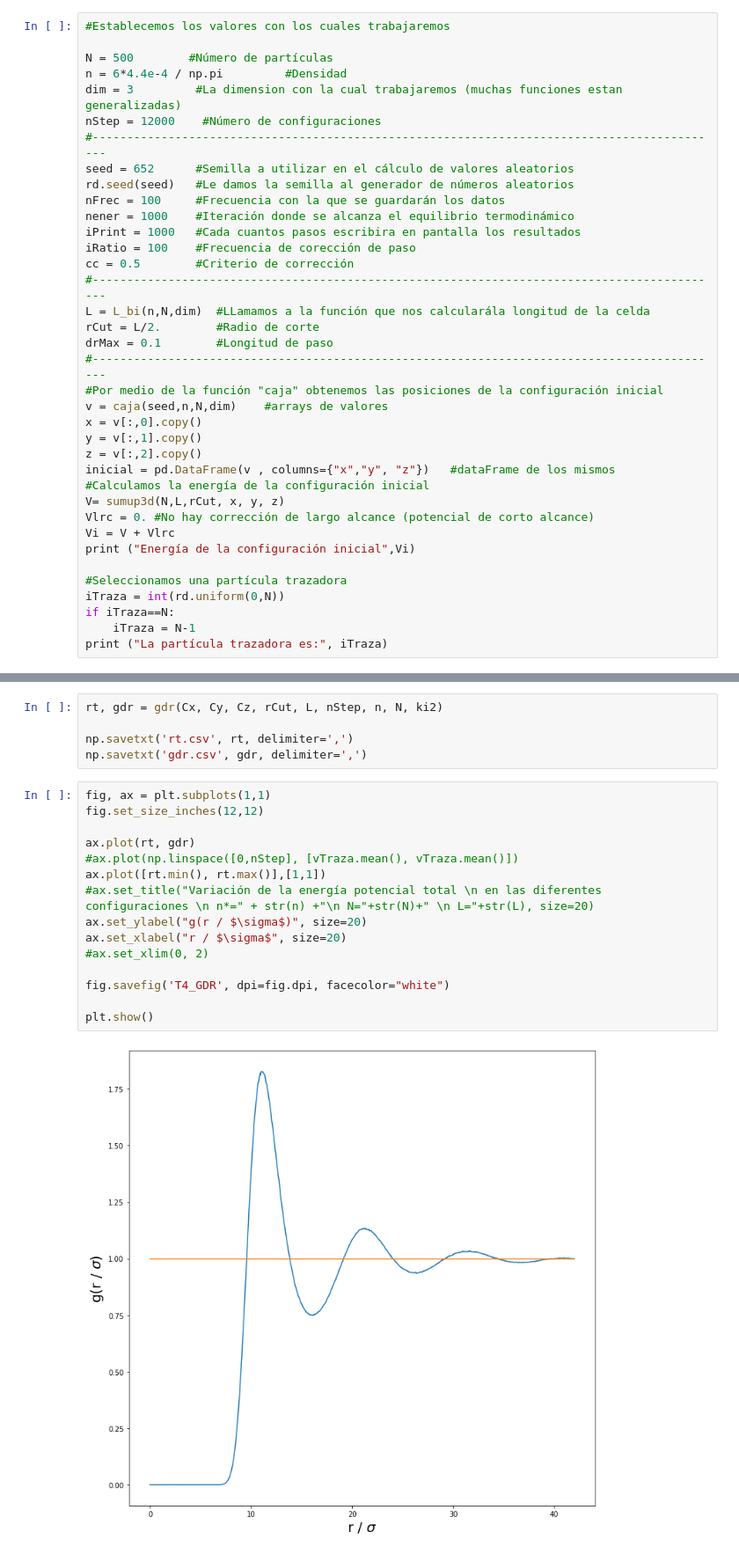
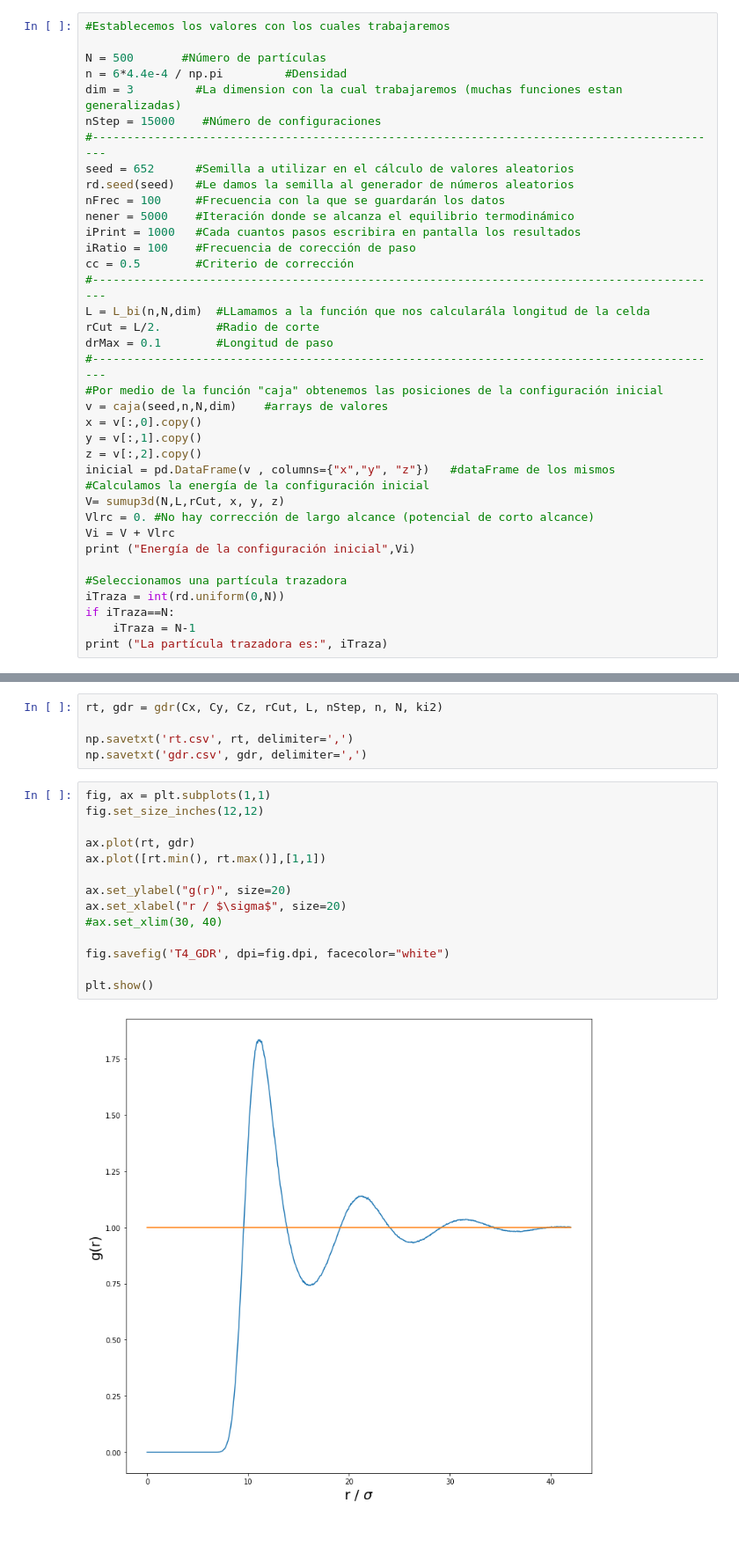
Before and after one commit to FidelNavarro/Desarrollo-Experimental-2, a Jupyter notebook: Tarea 4/Tarea4.ipynb, the cells around one changed output, grey strips where cells are left out. Shown: that part at 88% size. Cells and saved outputs as stored; diff of their text form.

```diff
--- a/Tarea 4/Tarea4.ipynb
+++ b/Tarea 4/Tarea4.ipynb
@@ -30,15 +30,15 @@ from config_T4_2 import caja, L_bi, sumup3d, movimiento3d, gdr, pote
 # %%
 #Establecemos los valores con los cuales trabajaremos
 
-N = 500        #Número de partículas
+N = 500       #Número de partículas
 n = 6*4.4e-4 / np.pi         #Densidad
 dim = 3         #La dimension con la cual trabajaremos (muchas funciones estan generalizadas)
-nStep = 12000    #Número de configuraciones
+nStep = 15000    #Número de configuraciones
 #--------------------------------------------------------------------------------------------
 seed = 652      #Semilla a utilizar en el cálculo de valores aleatorios
 rd.seed(seed)   #Le damos la semilla al generador de números aleatorios
 nFrec = 100     #Frecuencia con la que se guardarán los datos
-nener = 1000    #Iteración donde se alcanza el equilibrio termodinámico
+nener = 5000    #Iteración donde se alcanza el equilibrio termodinámico
 iPrint = 1000   #Cada cuantos pasos escribira en pantalla los resultados
 iRatio = 100    #Frecuencia de corección de paso
 cc = 0.5        #Criterio de corrección
@@ -156,20 +158,19 @@ np.savetxt('gdr.csv', gdr, delimiter=',')
 # %%
 fig, ax = plt.subplots(1,1)
 fig.set_size_inches(12,12)
 
 ax.plot(rt, gdr)
-#ax.plot(np.linspace([0,nStep], [vTraza.mean(), vTraza.mean()])
 ax.plot([rt.min(), rt.max()],[1,1])
-#ax.set_title("Variación de la energía potencial total \n en las diferentes configuraciones \n n*=" + str(n) +"\n N="+str(N)+" \n L="+str(L), size=20)
-ax.set_ylabel("g(r / $\sigma$)", size=20)
+
+ax.set_ylabel("g(r)", size=20)
 ax.set_xlabel("r / $\sigma$", size=20)
-#ax.set_xlim(0, 2)
+#ax.set_xlim(30, 40)
 
 fig.savefig('T4_GDR', dpi=fig.dpi, facecolor="white")
 
 plt.show()
 # %% [output]
-[figure, old version]
+[figure, new version]
 # %%
 vTraza.mean()
 # %% [output]
```
Also changed, not shown: parts of 12 cells of this notebook, 2 other files.
